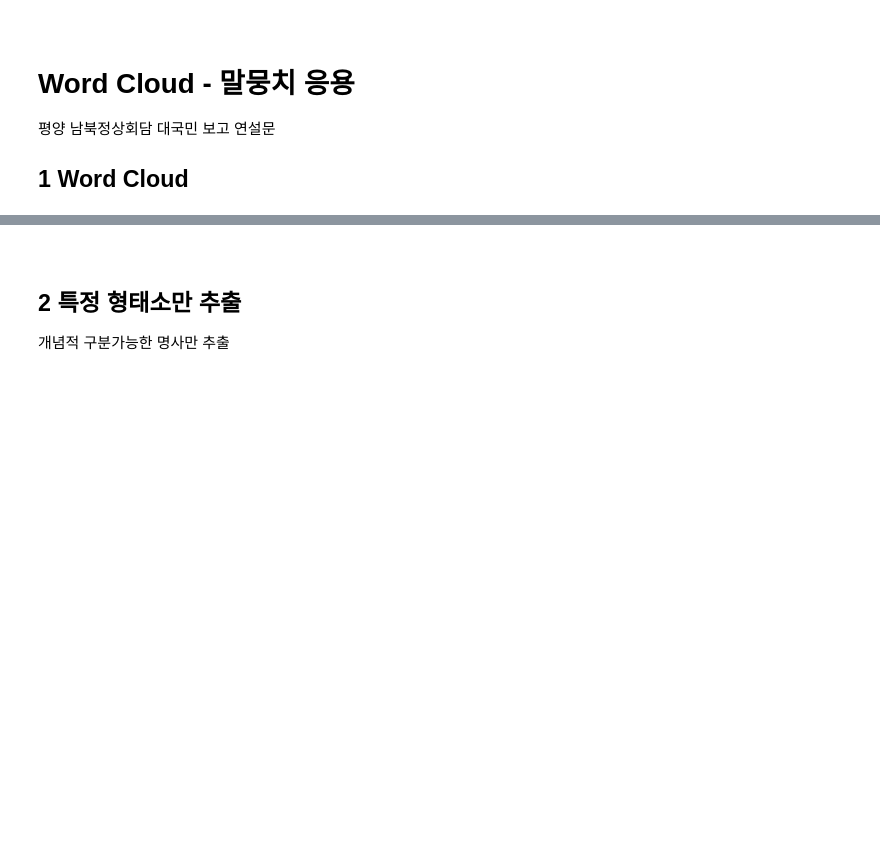
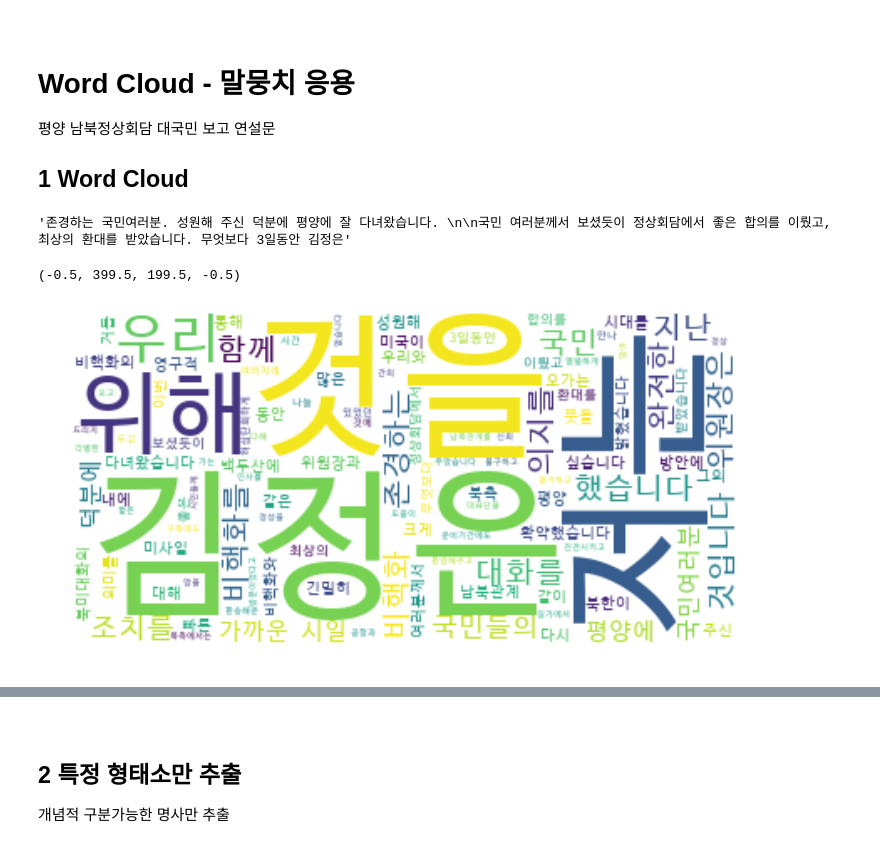
Before and after one commit to YongBeomKim/nltk_tutorial, a Jupyter notebook: ipython/02-2.WordCloud.ipynb, the cells around one changed output, grey strips where cells are left out. Saved outputs shown, nothing was run; the diff lists cells and outputs as text; code cells hidden in the pictures; blank space fills up the shorter version.

```diff
--- a/ipython/02-2.WordCloud.ipynb
+++ b/ipython/02-2.WordCloud.ipynb
@@ -6,22 +6,27 @@
 # %%
 # ! pip install wordcloud
 # %%
-with open('./data/pyongyang_fin.txt', 'r', encoding='utf-8') as f:
+with open('../data/pyongyang_fin.txt', 'r', encoding='utf-8') as f:
     texts = f.read()
 texts[:100]
+# %% [output]
+'존경하는 국민여러분. 성원해 주신 덕분에 평양에 잘 다녀왔습니다. \n\n국민 여러분께서 보셨듯이 정상회담에서 좋은 합의를 이뤘고, 최상의 환대를 받았습니다. 무엇보다 3일동안 김정은'
 # %%
 # ! pip install matplotlib
 # %%
 %matplotlib inline
 from wordcloud import WordCloud
-wcloud = WordCloud('./data/D2Coding.ttf',
+wcloud = WordCloud('../data/D2Coding.ttf',
                    relative_scaling = 0.1,
                    background_color='white').generate(texts)
 
 import matplotlib.pyplot as plt
 plt.figure(figsize=(12,12))
 plt.imshow(wcloud, interpolation='bilinear')
 plt.axis("off")
+# %% [output]
+(-0.5, 399.5, 199.5, -0.5)
+[figure, added]
 # %%
 # Token 빈도결과값
 from nltk import FreqDist
```
Also changed, not shown: parts of 9 cells of this notebook, 18 other files.
